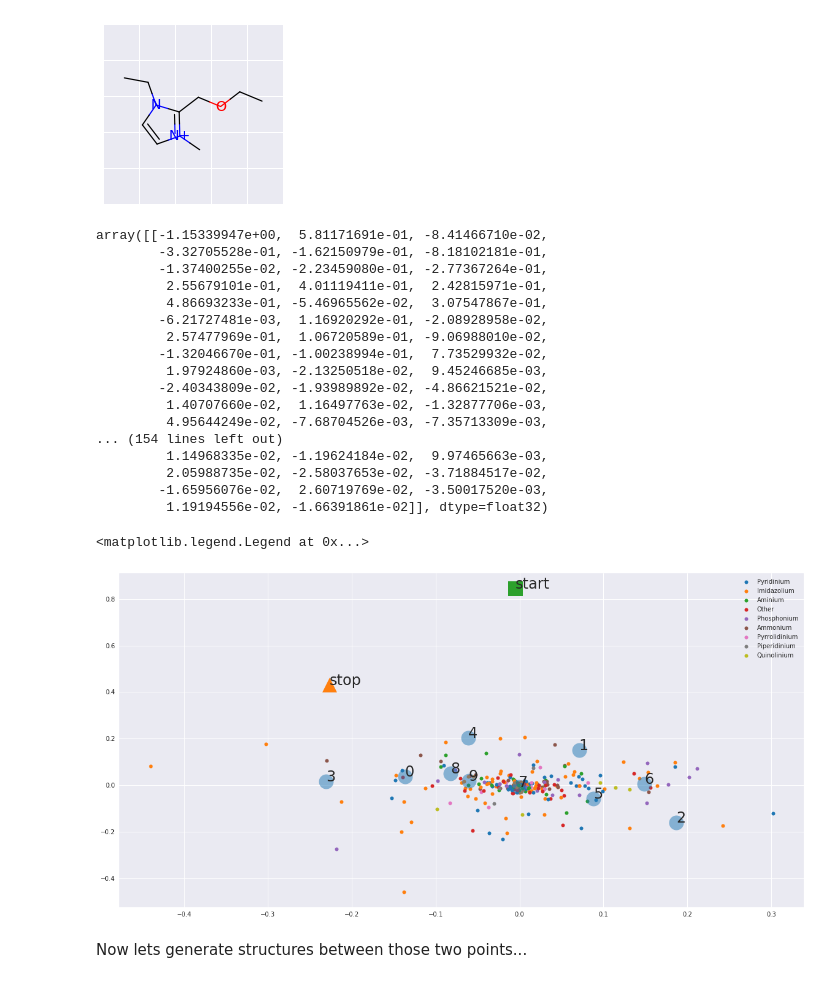
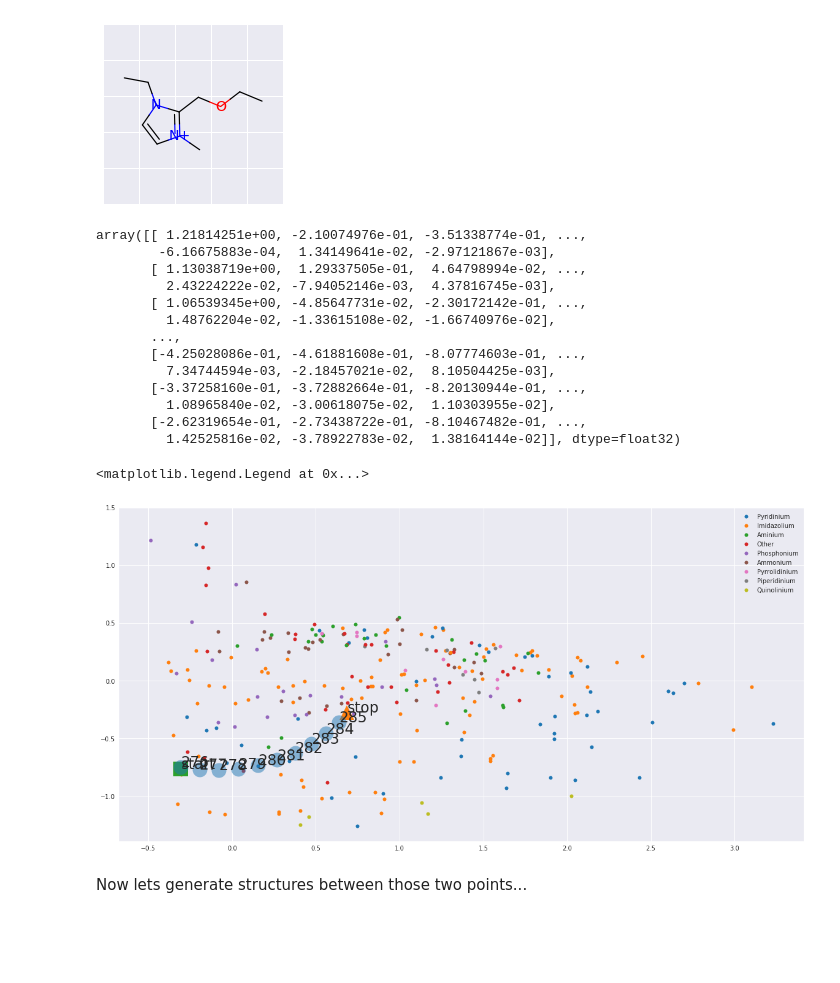
Before and after one commit to cmashraf/generative_learners_salts, a Jupyter notebook: notebooks/5_compare_vae.ipynb, the cells around one changed output. Saved outputs shown, nothing was run; the diff lists cells and outputs as text; code cells hidden in the pictures; blank space fills up the shorter version.

```diff
--- a/notebooks/5_compare_vae.ipynb
+++ b/notebooks/5_compare_vae.ipynb
@@ -248,56 +236,56 @@ im2 = Draw.MolToMPL(Chem.MolFromSmiles(cations[242]), size=(100,100))
 # %%
 # we can interpolate between these molecules...
 ps = array([slerp(cat1, cat2, t) for t in arange(0.0, 1.0, 0.1)])
-pca.transform(ps)
+z = np.concatenate([z, ps])
+# scaler = StandardScaler()
+# z = scaler.fit_transform(z)
+pca = PCA(n_components=50)
+pca.fit_transform(z)
 # %% [output]
-array([[-1.15339947e+00,  5.81171691e-01, -8.41466710e-02,
-        -3.32705528e-01, -1.62150979e-01, -8.18102181e-01,
-        -1.37400255e-02, -2.23459080e-01, -2.77367264e-01,
-         2.55679101e-01,  4.01119411e-01,  2.42815971e-01,
-         4.86693233e-01, -5.46965562e-02,  3.07547867e-01,
-        -6.21727481e-03,  1.16920292e-01, -2.08928958e-02,
-         2.57477969e-01,  1.06720589e-01, -9.06988010e-02,
-        -1.32046670e-01, -1.00238994e-01,  7.73529932e-02,
-         1.97924860e-03, -2.13250518e-02,  9.45246685e-03,
-        -2.40343809e-02, -1.93989892e-02, -4.86621521e-02,
-         1.40707660e-02,  1.16497763e-02, -1.32877706e-03,
-         4.95644249e-02, -7.68704526e-03, -7.35713309e-03,
-... (154 lines left out)
-         1.14968335e-02, -1.19624184e-02,  9.97465663e-03,
-         2.05988735e-02, -2.58037653e-02, -3.71884517e-02,
-        -1.65956076e-02,  2.60719769e-02, -3.50017520e-03,
-         1.19194556e-02, -1.66391861e-02]], dtype=float32)
+array([[ 1.21814251e+00, -2.10074976e-01, -3.51338774e-01, ...,
+        -6.16675883e-04,  1.34149641e-02, -2.97121867e-03],
+       [ 1.13038719e+00,  1.29337505e-01,  4.64798994e-02, ...,
+         2.43224222e-02, -7.94052146e-03,  4.37816745e-03],
+       [ 1.06539345e+00, -4.85647731e-02, -2.30172142e-01, ...,
+         1.48762204e-02, -1.33615108e-02, -1.66740976e-02],
+       ...,
+       [-4.25028086e-01, -4.61881608e-01, -8.07774603e-01, ...,
+         7.34744594e-03, -2.18457021e-02,  8.10504425e-03],
+       [-3.37258160e-01, -3.72882664e-01, -8.20130944e-01, ...,
+         1.08965840e-02, -3.00618075e-02,  1.10303955e-02],
+       [-2.62319654e-01, -2.73438722e-01, -8.10467482e-01, ...,
+         1.42525816e-02, -3.78922783e-02,  1.38164144e-02]], dtype=float32)
 # %%
 fig = plt.figure(figsize=(20,10))
 ax1 = fig.add_subplot(111)
 for i in range(len(categories)):
-    x = np.sum(np.dot(pca.components_[0,i],z[i,:]))
-    y = np.sum(np.dot(pca.components_[1,i],z[i,:]))
+    x = np.sum(np.dot(pca.components_[0,:],z[i,:]))
+    y = np.sum(np.dot(pca.components_[1,:],z[i,:]))
     if i == 181:
         ax1.plot(x, y, linestyle='', marker='s',
                  color=coldic[categories[i]], markersize=24, label=categories[i])
         ax1.text(x, y, 'start', fontsize=24)
     if i == 242:
         ax1.plot(x, y, linestyle='', marker='^',
                  color=coldic[categories[i]], markersize=24, label=categories[i])
         ax1.text(x, y, 'stop', fontsize=24)
     ax1.plot(x, y, linestyle='', marker='.',
              color=coldic[categories[i]], markersize=12, label=categories[i])
 
 # for viewing the PCs of the embeded inerpolations
-for i in range(ps.shape[0]):
-    x = np.sum(np.dot(pca.components_[0,i],ps[i,:]))
-    y = np.sum(np.dot(pca.components_[1,i],ps[i,:]))
+for i in range(len(categories),len(categories)+10,1):
+    x = np.sum(np.dot(pca.components_[0,:],z[i,:]))
+    y = np.sum(np.dot(pca.components_[1,:],z[i,:]))
     ax1.plot(x, y,
             linestyle='', marker='o', color='tab:blue', markersize=24, alpha=0.5)
     ax1.text(x, y, '{}'.format(i), fontsize=24)
 
 handles, labels = plt.gca().get_legend_handles_labels()
 by_label = OrderedDict(zip(labels, handles))
 plt.legend(by_label.values(), by_label.keys())
 # %% [output]
 <matplotlib.legend.Legend at 0x...>
-[figure, old version]
+[figure, new version]
 # %% [markdown]
 Now lets generate structures between those two points...
 # %%
```
Also changed, not shown: parts of 3 cells of this notebook, 1 other file.
